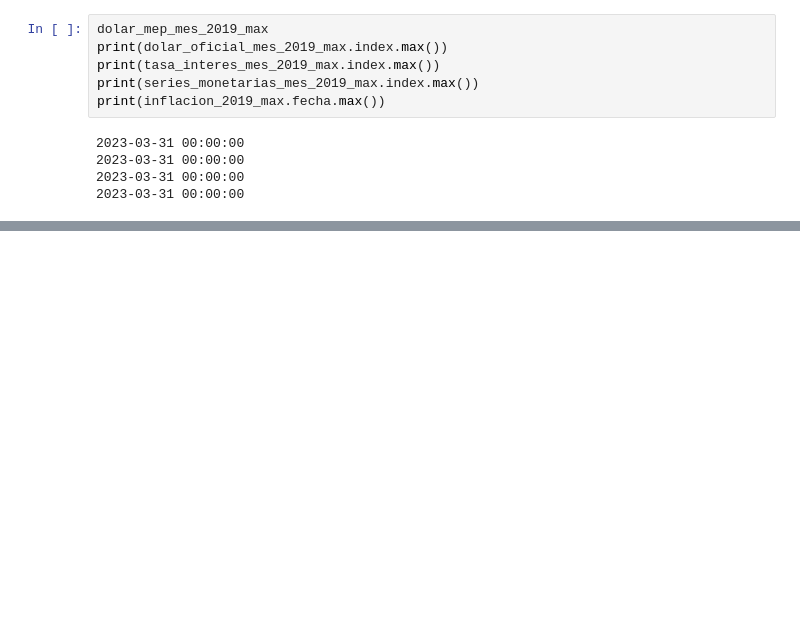
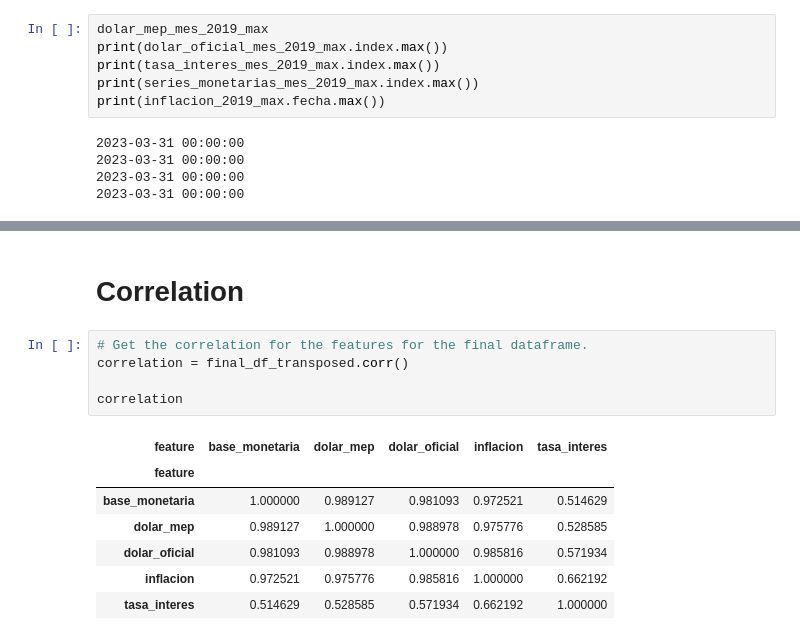
Before and after one commit to ChFontana/Projects, a Jupyter notebook: Argetina Macroeconomy/notebooks/argentina_data_exploration.ipynb, the cells around one changed output, grey strips where cells are left out. Cells and saved outputs as stored; diff of their text form; blank space fills up the shorter version.

```diff
--- a/Argetina Macroeconomy/notebooks/argentina_data_exploration.ipynb
+++ b/Argetina Macroeconomy/notebooks/argentina_data_exploration.ipynb
@@ -721,0 +893,15 @@ print(inflacion_2019_max.fecha.max())
+# %% [markdown]
+# Correlation
+# %%
+# Get the correlation for the features for the final dataframe.
+correlation = final_df_transposed.corr()
+
+correlation
+# %% [output]
+| feature | base_monetaria | dolar_mep | dolar_oficial | inflacion | tasa_interes |
+| feature |  |  |  |  |  |
+| base_monetaria | 1.000000 | 0.989127 | 0.981093 | 0.972521 | 0.514629 |
+| dolar_mep | 0.989127 | 1.000000 | 0.988978 | 0.975776 | 0.528585 |
+| dolar_oficial | 0.981093 | 0.988978 | 1.000000 | 0.985816 | 0.571934 |
+| inflacion | 0.972521 | 0.975776 | 0.985816 | 1.000000 | 0.662192 |
+| tasa_interes | 0.514629 | 0.528585 | 0.571934 | 0.662192 | 1.000000 |
```
Also changed, not shown: parts of 14 cells of this notebook.
